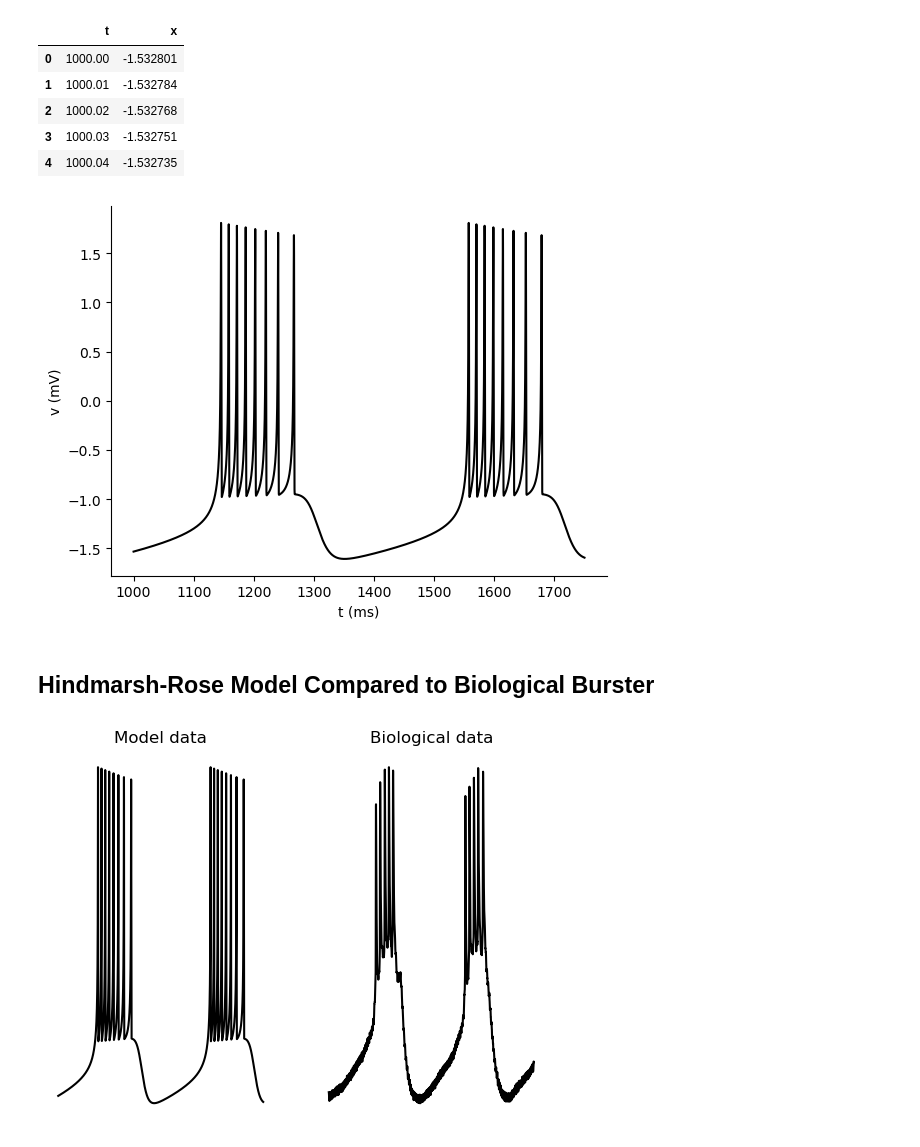
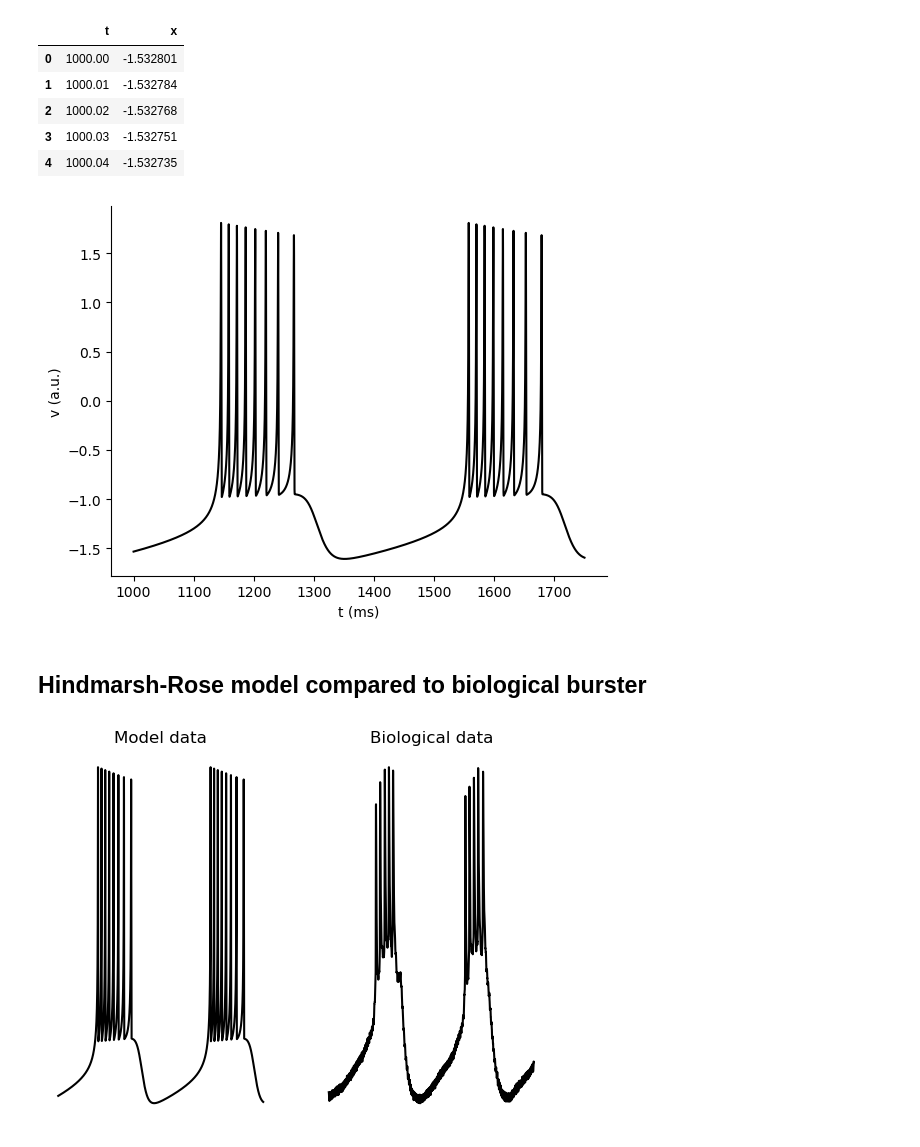
Before and after one commit to ryEllison/specialTopicsInNeuro, a Jupyter notebook: material/week1/solutionsNotebook.ipynb, the cells around one changed output. Saved outputs shown, nothing was run; the diff lists cells and outputs as text; code cells hidden in the pictures.

```diff
--- a/material/week1/solutionsNotebook.ipynb
+++ b/material/week1/solutionsNotebook.ipynb
@@ -408,20 +413,20 @@ data.head()
 | 2 | 1000.02 | -1.532768 |
 | 3 | 1000.03 | -1.532751 |
 | 4 | 1000.04 | -1.532735 |
-# %%
-#Visualization
-plt.figure()
-plt.plot(data['t'],
-         data['x'],
-         color = 'black')
-sbn.despine()
-plt.xlabel('t (ms)')
-plt.ylabel('v (mV)')
-plt.show()
-# %% [output]
-[figure, removed]
+# %%
+#Visualization
+plt.figure()
+plt.plot(data['t'],
+         data['x'],
+         color = 'black')
+sbn.despine()
+plt.xlabel('t (ms)')
+plt.ylabel('v (a.u.)')
+plt.show()
+# %% [output]
+[figure, added]
 # %% [markdown]
-## Hindmarsh-Rose Model Compared to Biological Burster
+## Hindmarsh-Rose model compared to biological burster
 # %%
 #Data dump
 biolData = pd.read_csv('./data/biologicalBurster.csv')
```
Also changed, not shown: parts of 19 cells of this notebook, 26 other files.
